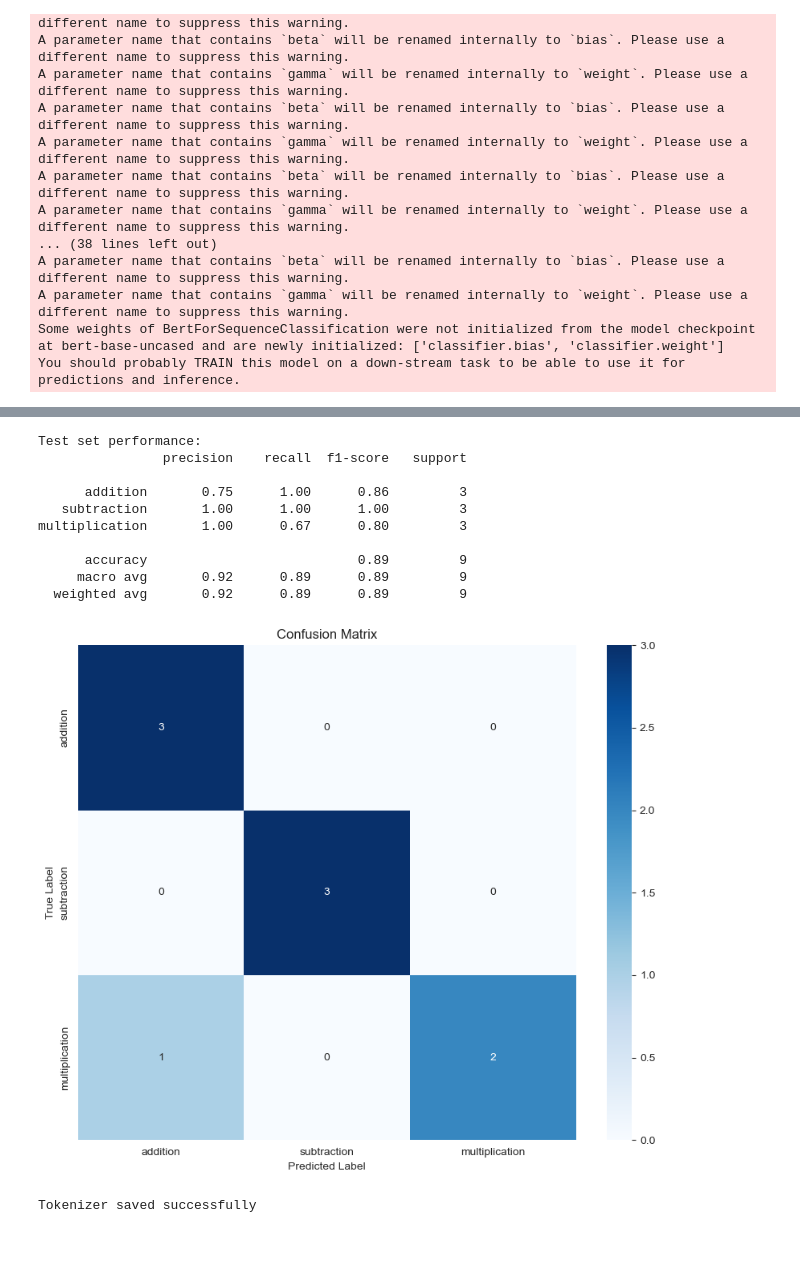
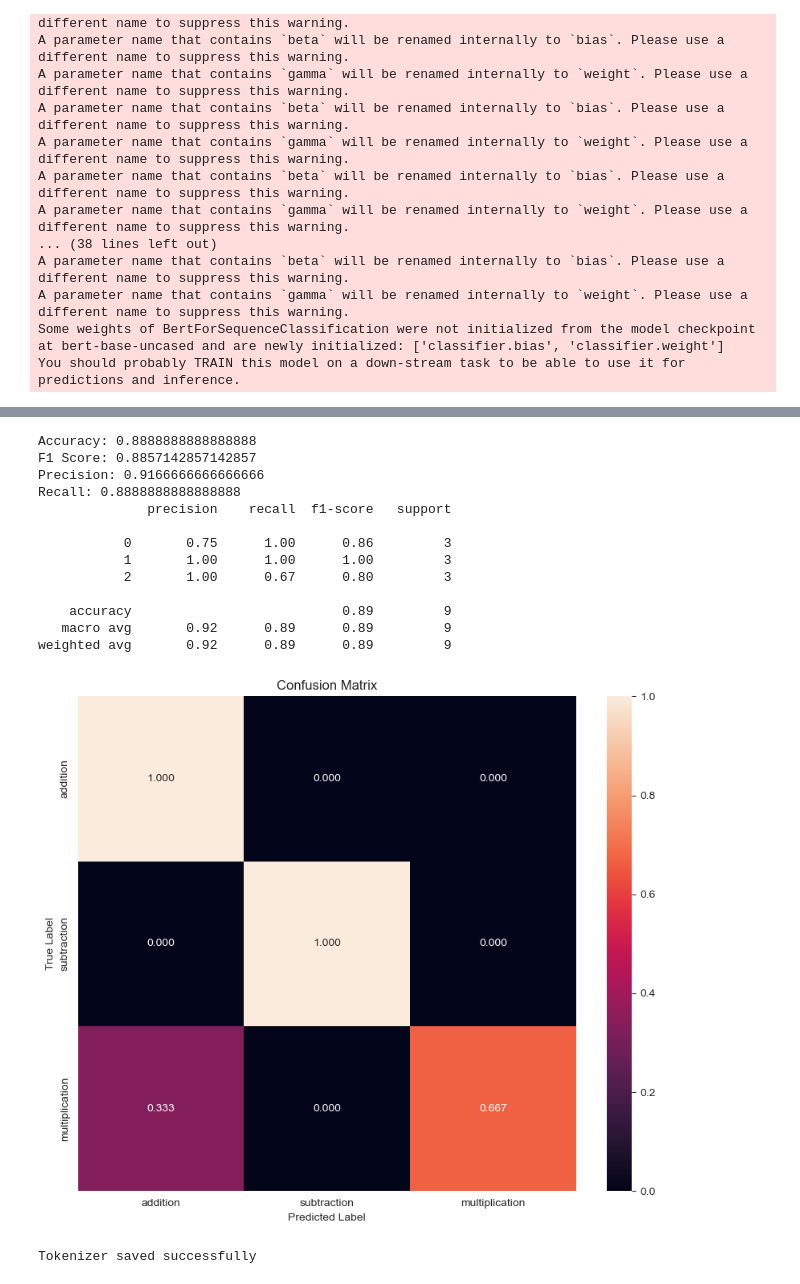
Before and after one commit to interpretapple-lab/xf-calc, a Jupyter notebook: nlp/bert.ipynb, the cells around one changed output, grey strips where cells are left out. Drawn from its saved outputs; the diff is of its cells as text; code cells hidden in the pictures; blank space fills up the shorter version.

Commit message:
ml models

```diff
--- a/nlp/bert.ipynb
+++ b/nlp/bert.ipynb
@@ -63,7 +63,7 @@ texts = [
     "I am leaving for work in 50 to 70 minutes, and it takes me 35 to 45 minutes to get ready. How much time do I have to eat my breakfast?",
     "I have about 50 minutes to eat, but it takes me 35 to 40 minutes to cook, how long will I have to eat?",
     "I have about 70 minutes to submit my homework and it will take me at least 50 minutes to complete it. How much time will I have to submit the homework?",
-    "I have 60 to 70 minutes free to rest, but I want to clean my room. If I spend 30 to 45 minutes cleaning my room, how much time will I have to take a nap?"
+    "I have 60 to 70 minutes free to rest, but I want to clean my room. If I spend 30 to 45 minutes cleaning my room, how much time will I have to take a nap?",
 ]
 labels = [
     1,
@@ -96,7 +96,7 @@ labels = [
     1,
     1,
     1,
-    1
+    1,
 ]  # 0: addition, 1: subtraction, 2: multiplication
 # %%
 train_texts, test_texts, train_labels, test_labels = train_test_split(texts, labels, test_size=0.3, random_state=418, stratify=labels)
@@ -166,8 +166,7 @@ def evaluate_model(model, dataloader, device):
             true_labels.extend(labels.cpu().tolist())
             predicted_labels.extend(preds.cpu().tolist())
 
-    report = classification_report(true_labels, predicted_labels, target_names=['addition', 'subtraction', 'multiplication'])
-    return report, true_labels, predicted_labels
+    return true_labels, predicted_labels
 
 # Training
 train_model(model, train_dataloader, optimizer, scheduler, device)
@@ -192,3 +193,20 @@ Model saved at epoch 10 with loss: 0.2964
+# %%
+def get_metrics(test_list, pred_list):
+    print(f"Accuracy: {accuracy_score(test_list, pred_list)}")
+    print(f"F1 Score: {f1_score(test_list, pred_list, average='weighted')}")
+    print(f"Precision: {precision_score(test_list, pred_list, average='weighted')}")
+    print(f"Recall: {recall_score(test_list, pred_list, average='weighted')}")
+    print(classification_report(test_list, pred_list))
+    cm = confusion_matrix(test_list, pred_list)
+    cmn = cm.astype('float') / cm.sum(axis=1)[:, np.newaxis]
+    plt.figure(figsize=(10, 8))
+    sns.heatmap(cmn, annot=True, fmt='.3f')
+    plt.title('Confusion Matrix')
+    plt.ylabel('True Label')
+    plt.xlabel('Predicted Label')
+    plt.xticks([0.5, 1.5, 2.5], ['addition', 'subtraction', 'multiplication'])
+    plt.yticks([0.5, 1.5, 2.5], ['addition', 'subtraction', 'multiplication'])
+    plt.show()
 # %%
 # Load the best model
 checkpoint = torch.load('f_arith_clf.pth')
@@ -199,31 +217,23 @@ Loaded best model from epoch 10 with loss: 0.2964
 # %%
 # Evaluation
-test_report, true_labels, predicted_labels = evaluate_model(model, test_dataloader, device)
-print("Test set performance:")
-print(test_report)
+true_labels, predicted_labels = evaluate_model(model, test_dataloader, device)
-# %% [output]
-Test set performance:
-                precision    recall  f1-score   support
-
-      addition       0.75      1.00      0.86         3
-   subtraction       1.00      1.00      1.00         3
-multiplication       1.00      0.67      0.80         3
-
-      accuracy                           0.89         9
-     macro avg       0.92      0.89      0.89         9
-  weighted avg       0.92      0.89      0.89         9
-# %%
-cm = confusion_matrix(true_labels, predicted_labels)
-plt.figure(figsize=(10, 8))
-sns.heatmap(cm, annot=True, fmt='d', cmap='Blues')
-plt.title('Confusion Matrix')
-plt.ylabel('True Label')
-plt.xlabel('Predicted Label')
-plt.xticks([0.5, 1.5, 2.5], ['addition', 'subtraction', 'multiplication'])
-plt.yticks([0.5, 1.5, 2.5], ['addition', 'subtraction', 'multiplication'])
-plt.show()
-# %% [output]
-[figure, removed]
+# %%
+get_metrics(true_labels, predicted_labels)
+# %% [output]
+Accuracy: 0.8888888888888888
+F1 Score: 0.8857142857142857
+Precision: 0.9166666666666666
+Recall: 0.8888888888888888
+              precision    recall  f1-score   support
+
+           0       0.75      1.00      0.86         3
+           1       1.00      1.00      1.00         3
+           2       1.00      0.67      0.80         3
+
+    accuracy                           0.89         9
+   macro avg       0.92      0.89      0.89         9
+weighted avg       0.92      0.89      0.89         9
+[figure, added]
 # %%
 # Save the tokenizer
 tokenizer.save_pretrained('bert_fuzzy_arithmetic_tokenizer')
```
Also changed, not shown: parts of 3 cells of this notebook, 1 other file.
